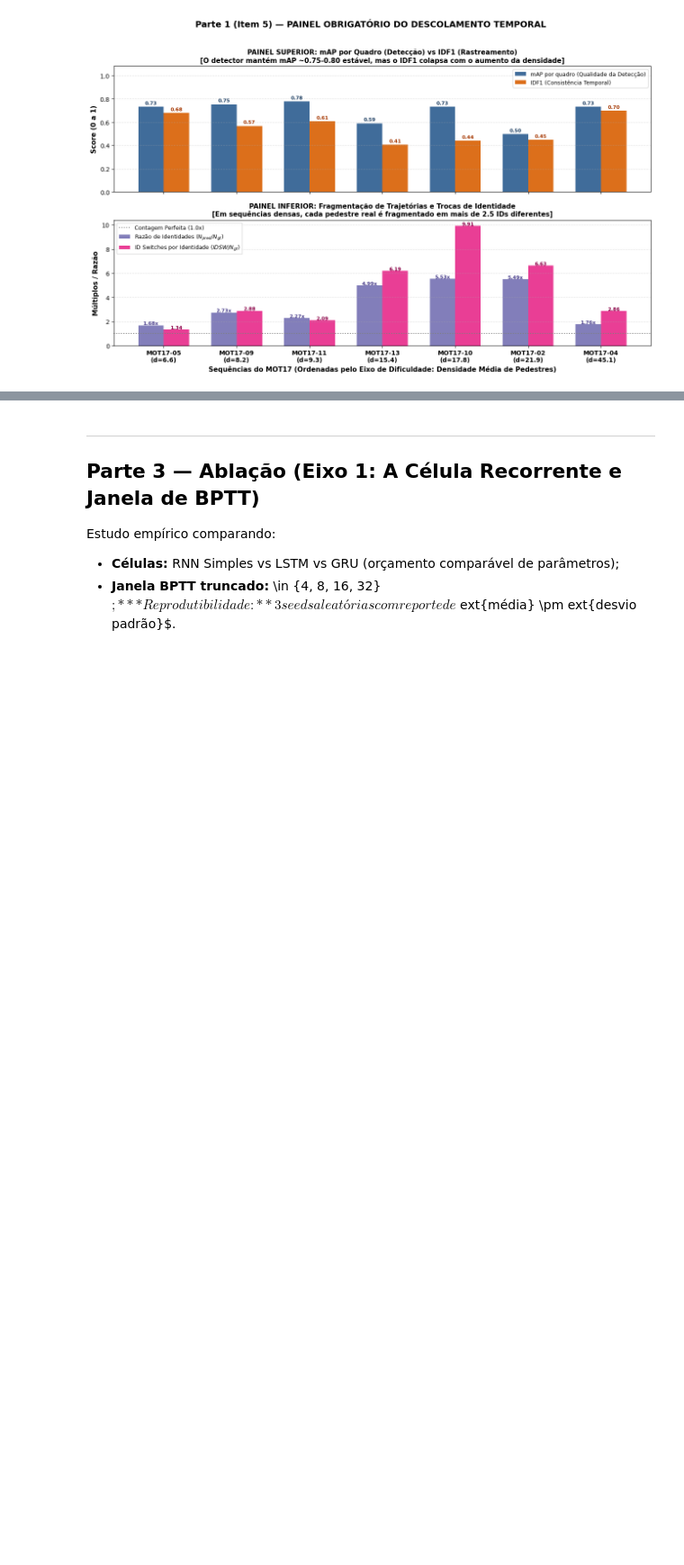
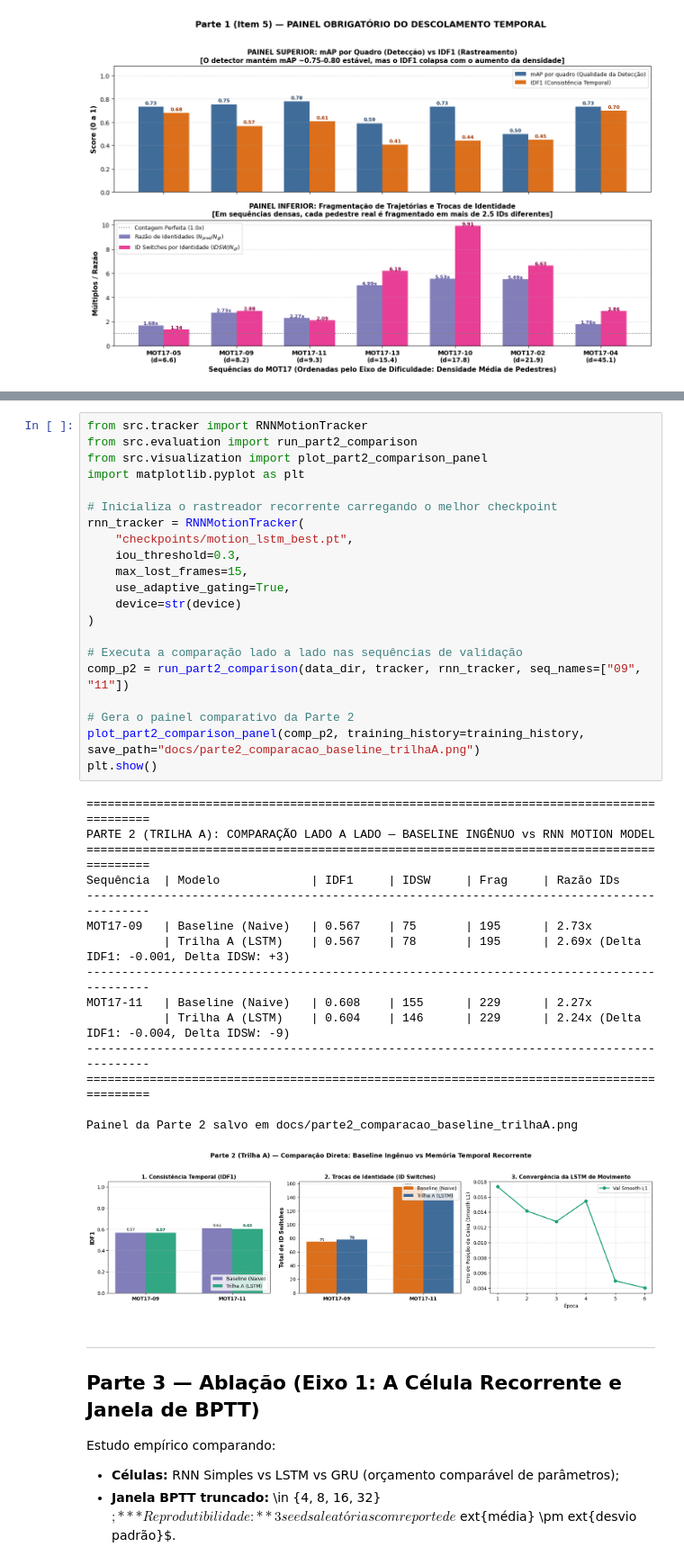
Before and after one commit to ThevezGomes/Programming-Assignment-2---Deep-Learning, a Jupyter notebook: src/pipeline.ipynb, the cells around one changed output, grey strips where cells are left out. Shown at 90% size. Saved outputs shown, nothing was run; the diff lists cells and outputs as text; blank space fills up the shorter version.

Commit message:
feat: Parte 2 Trilha A

```diff
--- a/src/pipeline.ipynb
+++ b/src/pipeline.ipynb
@@ -297,3 +330,40 @@ Apresentação das métricas lado a lado nas mesmas sequências de teste.
+# %%
+from src.tracker import RNNMotionTracker
+from src.evaluation import run_part2_comparison
+from src.visualization import plot_part2_comparison_panel
+import matplotlib.pyplot as plt
+
+# Inicializa o rastreador recorrente carregando o melhor checkpoint
+rnn_tracker = RNNMotionTracker(
+    "checkpoints/motion_lstm_best.pt",
+    iou_threshold=0.3,
+    max_lost_frames=15,
+    use_adaptive_gating=True,
+    device=str(device)
+)
+
+# Executa a comparação lado a lado nas sequências de validação
+comp_p2 = run_part2_comparison(data_dir, tracker, rnn_tracker, seq_names=["09", "11"])
+
+# Gera o painel comparativo da Parte 2
+plot_part2_comparison_panel(comp_p2, training_history=training_history, save_path="docs/parte2_comparacao_baseline_trilhaA.png")
+plt.show()
+# %% [output]
+==========================================================================================
+PARTE 2 (TRILHA A): COMPARAÇÃO LADO A LADO — BASELINE INGÊNUO vs RNN MOTION MODEL
+==========================================================================================
+Sequência  | Modelo             | IDF1     | IDSW     | Frag     | Razão IDs
+------------------------------------------------------------------------------------------
+MOT17-09   | Baseline (Naive)   | 0.567    | 75       | 195      | 2.73x
+           | Trilha A (LSTM)    | 0.567    | 78       | 195      | 2.69x (Delta IDF1: -0.001, Delta IDSW: +3)
+------------------------------------------------------------------------------------------
+MOT17-11   | Baseline (Naive)   | 0.608    | 155      | 229      | 2.27x
+           | Trilha A (LSTM)    | 0.604    | 146      | 229      | 2.24x (Delta IDF1: -0.004, Delta IDSW: -9)
+------------------------------------------------------------------------------------------
+==========================================================================================
+
+Painel da Parte 2 salvo em docs/parte2_comparacao_baseline_trilhaA.png
+[figure, added]
 # %% [markdown]
 ---
 ## Parte 3 — Ablação (Eixo 1: A Célula Recorrente e Janela de BPTT)
```
Also changed, not shown: parts of 8 cells of this notebook, 9 other files.
